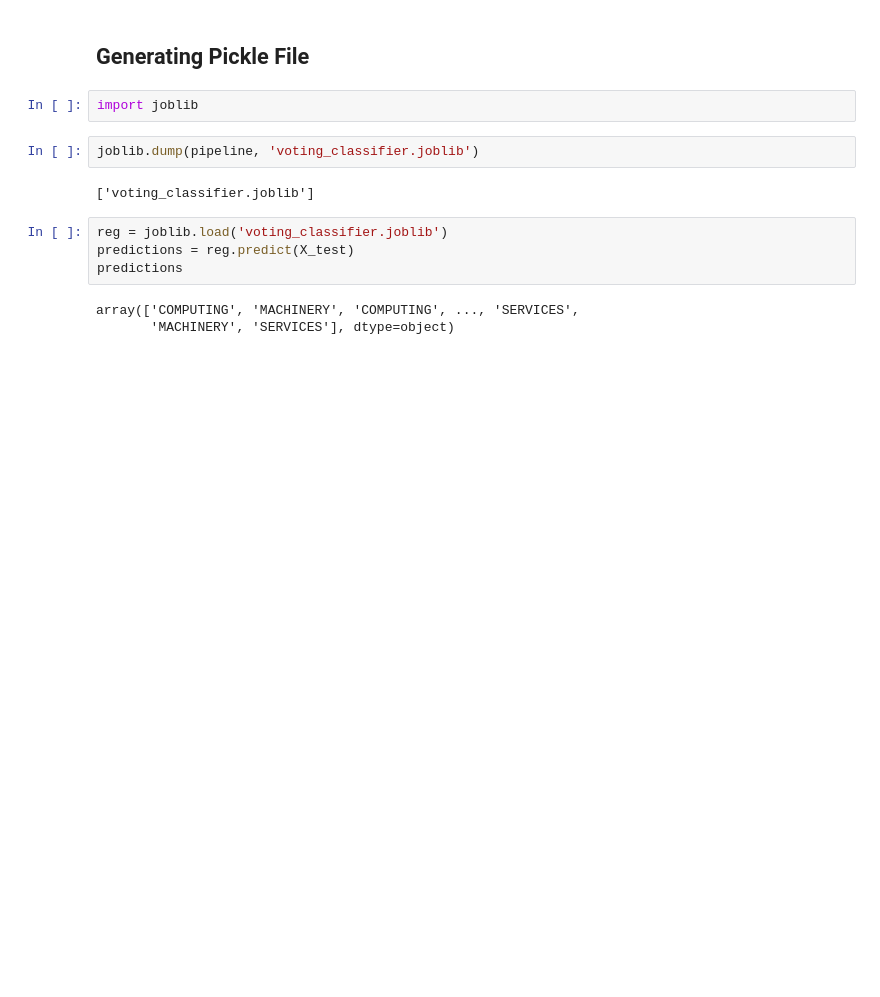
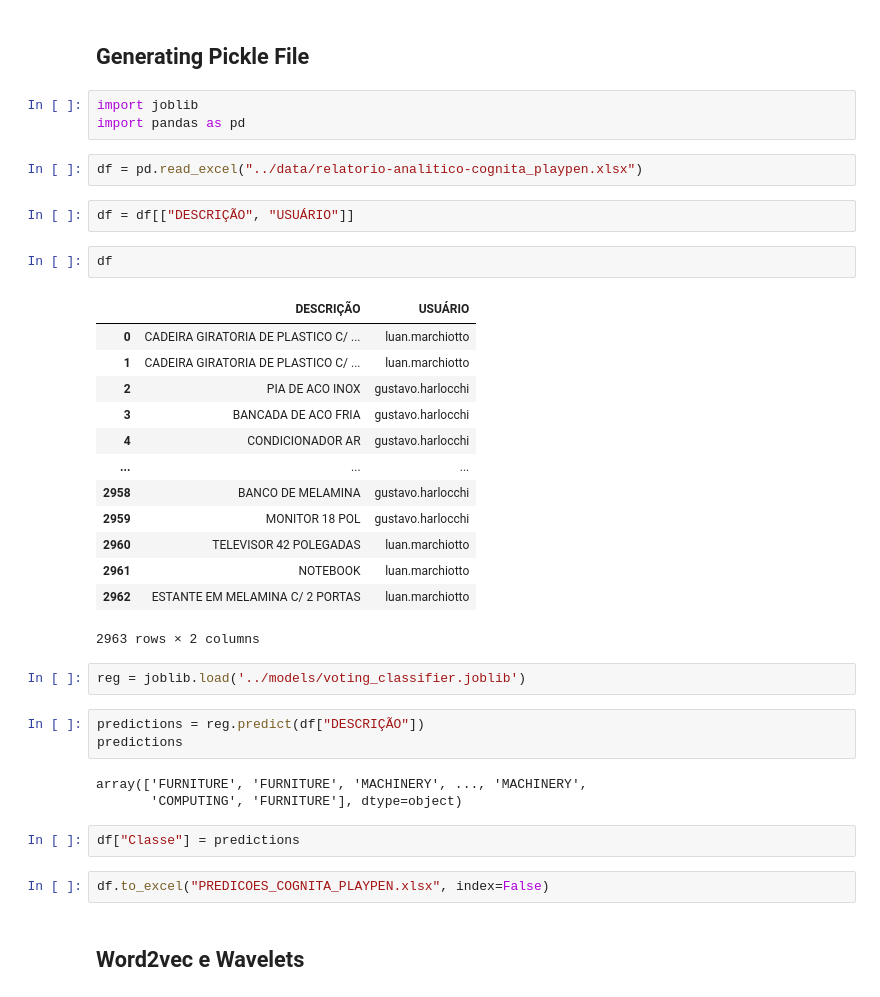
Before and after one commit to JoaoAssalim/Class-by-Description-Classifier-with-NLP, a Jupyter notebook: notebooks/ClassificaçãoDescrições.ipynb, the cells around one changed output. Cells and saved outputs as stored; diff of their text form; blank space fills up the shorter version.

Commit message:
Word2Vec e wavelets

```diff
--- a/notebooks/ClassificaçãoDescrições.ipynb
+++ b/notebooks/ClassificaçãoDescrições.ipynb
@@ -474,14 +486,38 @@ df_cog.to_excel("PREDICOES_COGNITA.xlsx", index=False)
 ## Generating Pickle File
 # %%
 import joblib
+import pandas as pd
-# %%
-joblib.dump(pipeline, 'voting_classifier.joblib')
-# %% [output]
-['voting_classifier.joblib']
+# %%
+df = pd.read_excel("../data/relatorio-analitico-cognita_playpen.xlsx")
+# %%
+df = df[["DESCRIÇÃO", "USUÁRIO"]]
+# %%
+df
+# %% [output]
+|  | DESCRIÇÃO | USUÁRIO |
+| 0 | CADEIRA GIRATORIA DE PLASTICO C/ ... | luan.marchiotto |
+| 1 | CADEIRA GIRATORIA DE PLASTICO C/ ... | luan.marchiotto |
+| 2 | PIA DE ACO INOX | gustavo.harlocchi |
+| 3 | BANCADA DE ACO FRIA | gustavo.harlocchi |
+| 4 | CONDICIONADOR AR | gustavo.harlocchi |
+| ... | ... | ... |
+| 2958 | BANCO DE MELAMINA | gustavo.harlocchi |
+| 2959 | MONITOR 18 POL | gustavo.harlocchi |
+| 2960 | TELEVISOR 42 POLEGADAS | luan.marchiotto |
+| 2961 | NOTEBOOK | luan.marchiotto |
+| 2962 | ESTANTE EM MELAMINA C/ 2 PORTAS | luan.marchiotto |
+2963 rows × 2 columns
 # %%
-reg = joblib.load('voting_classifier.joblib')
-predictions = reg.predict(X_test)
-predictions
+reg = joblib.load('../models/voting_classifier.joblib')
-# %% [output]
-array(['COMPUTING', 'MACHINERY', 'COMPUTING', ..., 'SERVICES',
-       'MACHINERY', 'SERVICES'], dtype=object)
+# %%
+predictions = reg.predict(df["DESCRIÇÃO"])
+predictions
+# %% [output]
+array(['FURNITURE', 'FURNITURE', 'MACHINERY', ..., 'MACHINERY',
+       'COMPUTING', 'FURNITURE'], dtype=object)
+# %%
+df["Classe"] = predictions
+# %%
+df.to_excel("PREDICOES_COGNITA_PLAYPEN.xlsx", index=False)
+# %% [markdown]
+## Word2vec e Wavelets
```
Also changed, not shown: parts of 27 cells of this notebook, 7 other files.
